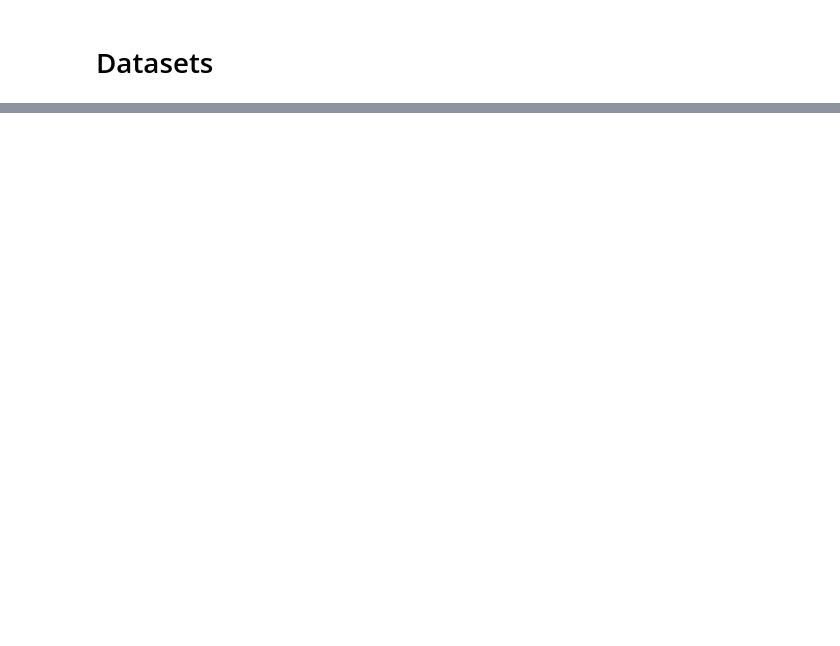
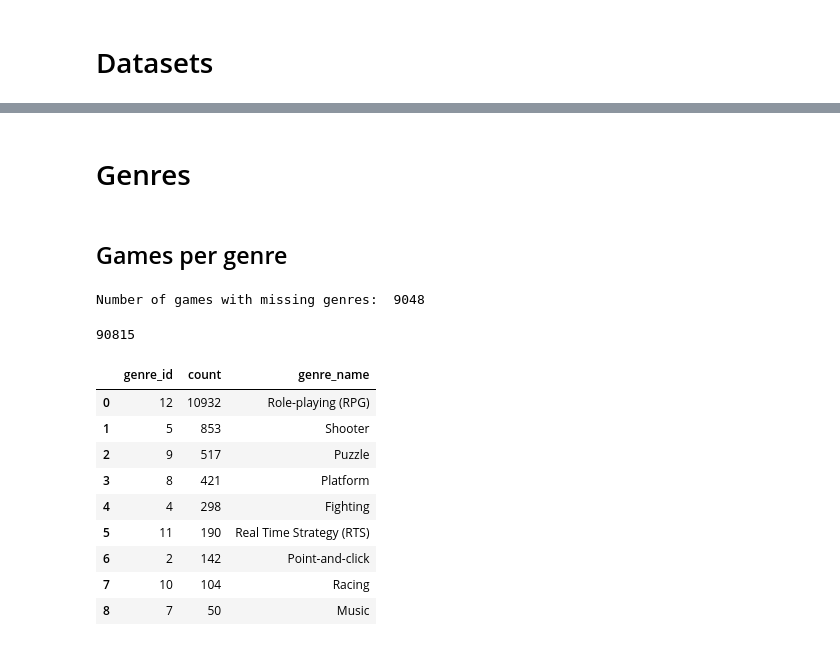
Before and after one commit to riccardoRubei/MSR2024-Data-Showcase, a Jupyter notebook: scripts/data_analysis.ipynb, the cells around one changed output, grey strips where cells are left out. Saved outputs shown, nothing was run; the diff lists cells and outputs as text; code cells hidden in the pictures; blank space fills up the shorter version.

```diff
--- a/scripts/data_analysis.ipynb
+++ b/scripts/data_analysis.ipynb
@@ -189,0 +208,73 @@ games_single_platform.sort_values(by='count', ascending=False)
+# %% [markdown]
+# Genres
+# %% [markdown]
+## Games per genre
+# %%
+# remove values missing values in a column
+dataset['genres'].replace('Missing', np.nan, inplace=True)
+# replace '' with np.nan
+dataset['genres'].replace('', np.nan, inplace=True)
+
+print("Number of games with missing genres: ", dataset['genres'].isnull().sum())
+# %% [output]
+Number of games with missing genres:  9048
+# %%
+# remove genres values missing values
+dataset_no_nas = dataset.dropna(subset=['genres'])
+# remove genres values  ''
+dataset_no_nas = dataset_no_nas[dataset_no_nas['genres'].apply(lambda x: x[0] != '')]
+
+games_per_genre = dataset_no_nas['genres'].apply(lambda x: x[0]).value_counts().sort_values(ascending=False)
+
+games_per_genre = pd.DataFrame(games_per_genre).reset_index().rename(columns={'genres': 'genre_id'})
+games_per_genre['genre_id'] = games_per_genre['genre_id'].astype(int)
+games_per_genre = games_per_genre.merge(df_genres, on='genre_id', how='left')
+games_per_genre.sort_values(by='count', ascending=False)
+
+games_per_genre['count'].sum()
+# games_per_genre
+# %% [output]
+90815
+# %%
+# list all games that contains the genre '12' in the list of genres
+dataset_rpg = dataset_no_nas[dataset_no_nas['genres'].apply(lambda x: '12' in x)]
+
+# venn diagram with the genres in the dataset_rpg
+games_per_genre_rpg = dataset_rpg['genres'].apply(lambda x: x[0]).value_counts().sort_values(ascending=False)
+
+games_per_genre_rpg = pd.DataFrame(games_per_genre_rpg).reset_index().rename(columns={'genres': 'genre_id'})
+games_per_genre_rpg['genre_id'] = games_per_genre_rpg['genre_id'].astype(int)
+games_per_genre_rpg = games_per_genre_rpg.merge(df_genres, on='genre_id', how='left')
+games_per_genre_rpg.sort_values(by='count', ascending=False)
+
+games_per_genre_rpg
+
+# venn diagram
+fig = plt.figure(figsize=(8, 8))
+venn3(subsets=(games_per_genre_rpg['count'][0],
+               games_per_genre_rpg['count'][1],
+               games_per_genre_rpg['count'][2],
+               games_per_genre_rpg['count'][3],
+               games_per_genre_rpg['count'][4],
+               games_per_genre_rpg['count'][5],
+               games_per_genre_rpg['count'][6]))
+
+# add title
+plt.title("Venn diagram of the genres")
+
+# add legend
+plt.legend(games_per_genre_rpg['genre_name'].tolist())
+
+# show plot
+plt.show()
+# %% [output]
+|  | genre_id | count | genre_name |
+| 0 | 12 | 10932 | Role-playing (RPG) |
+| 1 | 5 | 853 | Shooter |
+| 2 | 9 | 517 | Puzzle |
+| 3 | 8 | 421 | Platform |
+| 4 | 4 | 298 | Fighting |
+| 5 | 11 | 190 | Real Time Strategy (RTS) |
+| 6 | 2 | 142 | Point-and-click |
+| 7 | 10 | 104 | Racing |
+| 8 | 7 | 50 | Music |
```
Also changed, not shown: parts of 19 cells of this notebook, 1 other file.
